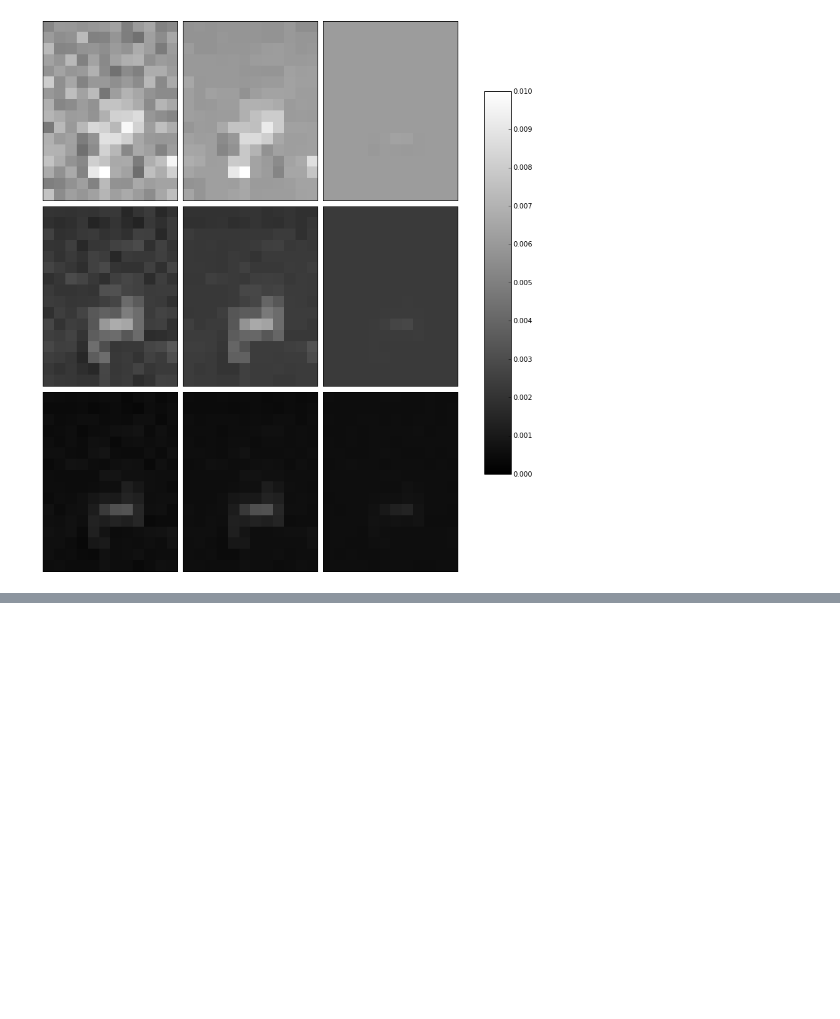
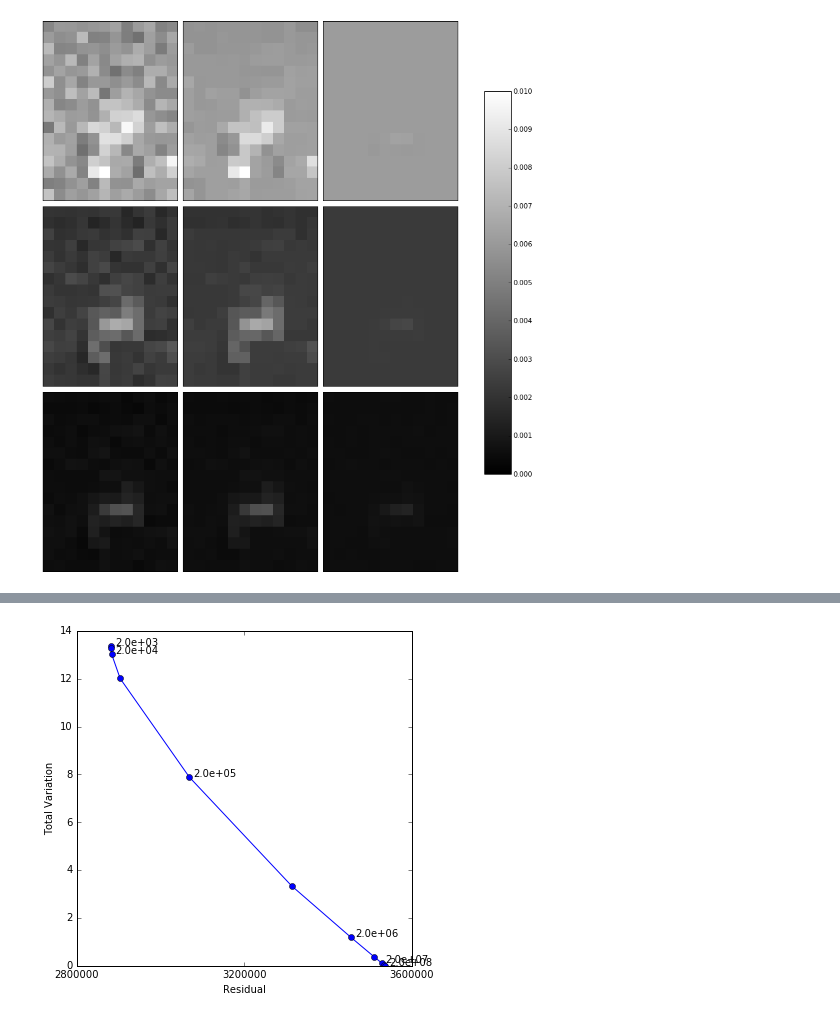
Before and after one commit to maidens/Constrained-Kinetics, a Jupyter notebook: prostate_EPI/prostate_EPI.ipynb, the cells around one changed output, grey strips where cells are left out. Saved outputs shown, nothing was run; the diff lists cells and outputs as text; code cells hidden in the pictures; blank space fills up the shorter version.

```diff
--- a/prostate_EPI/prostate_EPI.ipynb
+++ b/prostate_EPI/prostate_EPI.ipynb
@@ -526,0 +590,34 @@ plt.show()
+# %%
+x_points_lambda1 = numpy.load('x_points_lambda1.npy')
+y_points_lambda1 = numpy.load('y_points_lambda1.npy')
+# %%
+# import numpy
+# import matplotlib
+# # matplotlib.use('agg')
+# import matplotlib.pyplot as plt
+# plt.switch_backend('agg')
+%matplotlib inline
+
+
+labels = 2*numpy.logspace(3, 8, 11)
+# x_points_lambda1 = labels
+# y_points_lambda1 = labels
+
+fig = plt.figure(figsize=(6, 6))
+ax = fig.add_subplot(111)
+
+plt.plot(x_points_lambda1, y_points_lambda1, 'bo-')
+plt.xlabel('Residual')
+plt.ylabel('Total Variation')
+plt.xticks([2800000, 3200000, 3600000])
+# plt.axis([min(x_points_lambda1)-100000, max(x_points_lambda1)+100000, min(y_points_lambda1), max(y_points_lambda1)])
+
+for k, xy in enumerate(zip(x_points_lambda1, y_points_lambda1)):
+    if k % 2 == 0:
+        x, y = xy
+        ax.annotate('{:.1e}'.format(labels[k]), xy=(x+10000, y), textcoords='data')
+
+plt.savefig('Lcurve_lambda1.png')
+plt.show()
+# %% [output]
+[figure, added]
```
Also changed, not shown: parts of 5 cells of this notebook, 5 other files.
